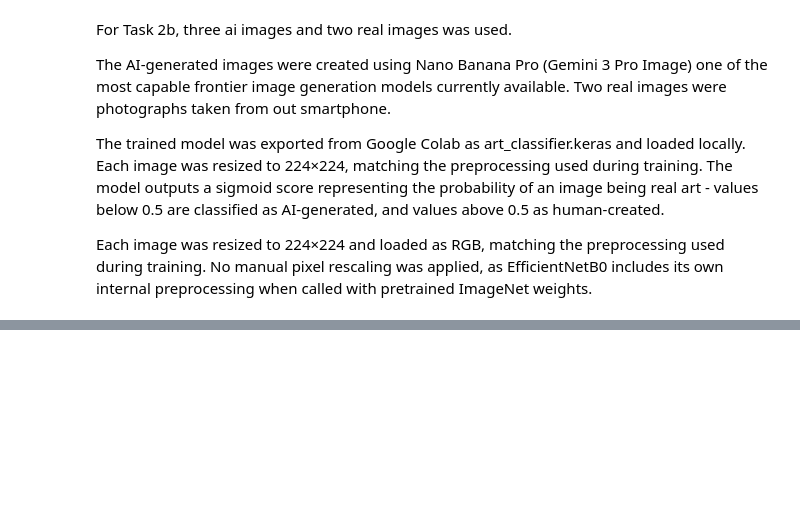
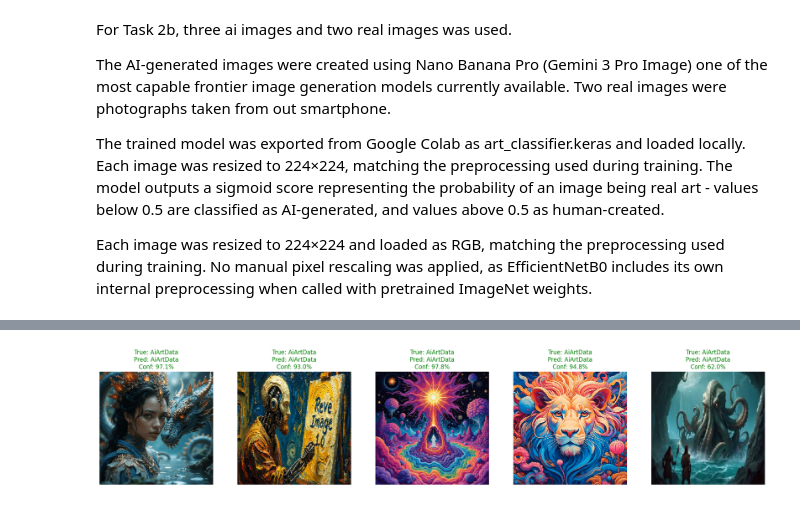
Before and after one commit to fredrikudengen/Group-Exam-INFO284, a Jupyter notebook: task2.ipynb, the cells around one changed output, grey strips where cells are left out. Drawn from its saved outputs; the diff is of its cells as text; code cells hidden in the pictures; blank space fills up the shorter version.

```diff
--- a/task2.ipynb
+++ b/task2.ipynb
@@ -363,0 +464,23 @@ plt.show()
+# %%
+fig, axes = plt.subplots(1, len(ai_image_paths), figsize=(4 * len(ai_image_paths), 4))
+
+if len(ai_image_paths) == 1:
+    axes = [axes]
+
+for ax, image_path, (_, row) in zip(axes, ai_image_paths, ai_results.iterrows()):
+    image = load_img(image_path, target_size=IMG_SIZE)
+    ax.imshow(image)
+    ax.axis("off")
+
+    title_color = "green" if row["correct"] else "red"
+    title = "\n".join([
+        f"True: {row['true_label']}",
+        f"Pred: {row['predicted_label']}",
+        f"Conf: {row['confidence']:.1%}",
+    ])
+    ax.set_title(title, color=title_color)
+
+plt.tight_layout()
+plt.show()
+# %% [output]
+[figure, added]
```
Also changed, not shown: parts of 7 cells of this notebook, 10 other files.
